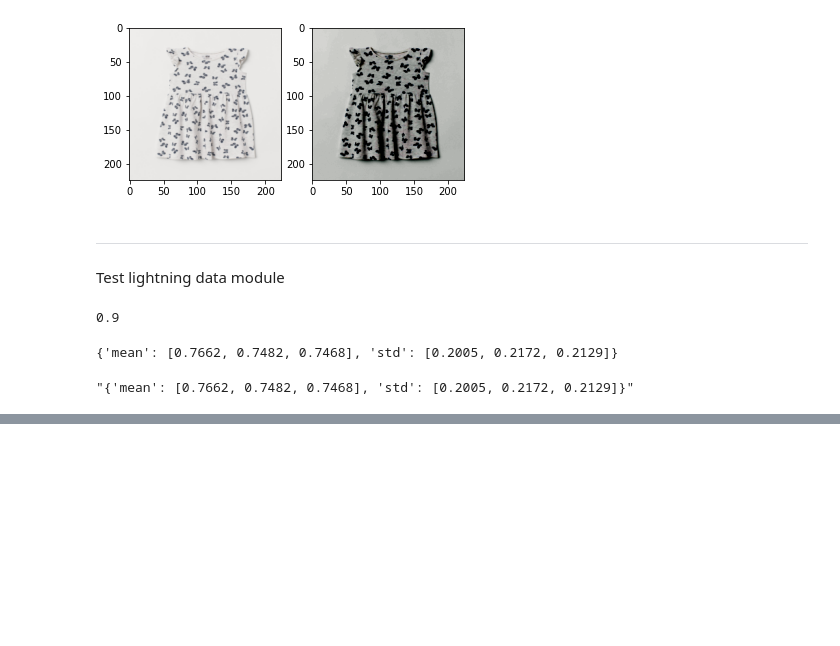
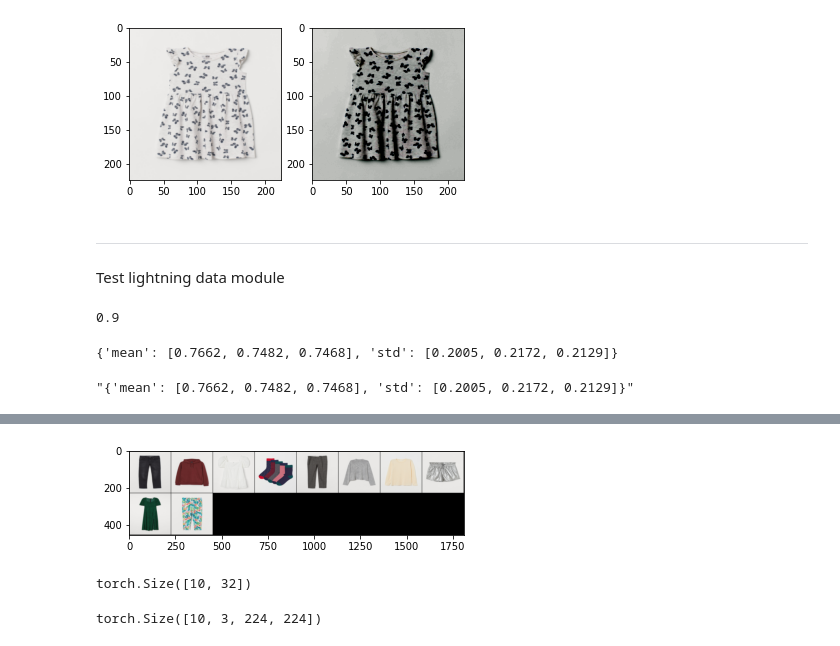
Before and after one commit to pchaberski/image-embeddings, a Jupyter notebook: notebooks/sandbox.ipynb, the cells around one changed output, grey strips where cells are left out. Cells and saved outputs as stored; diff of their text form; code cells hidden in the pictures; blank space fills up the shorter version.

```diff
--- a/notebooks/sandbox.ipynb
+++ b/notebooks/sandbox.ipynb
@@ -81,0 +151,4 @@ str(data_module.center_params)
+# %%
+data_iter = iter(data_module.val_dataloader())
+# %%
+sample_size = 10
@@ -81,0 +160,16 @@ str(data_module.center_params)
+# %%
+imshow(torchvision.utils.make_grid(sample_images))
+# %% [output]
+[figure, added]
+# %%
+model.freeze()
+model.eval()
+embeddings = model.encoder(sample_images.reshape(sample_size, data_module.image_size[0]*data_module.image_size[1]*3))
+embeddings.shape
+# %% [output]
+torch.Size([10, 32])
+# %%
+decoded_sample_images = model.decoder(embeddings).reshape(sample_size, 3, data_module.image_size[0], data_module.image_size[1])
+decoded_sample_images.shape
+# %% [output]
+torch.Size([10, 3, 224, 224])
```
Also changed, not shown: parts of 13 cells of this notebook, 1 other file.
